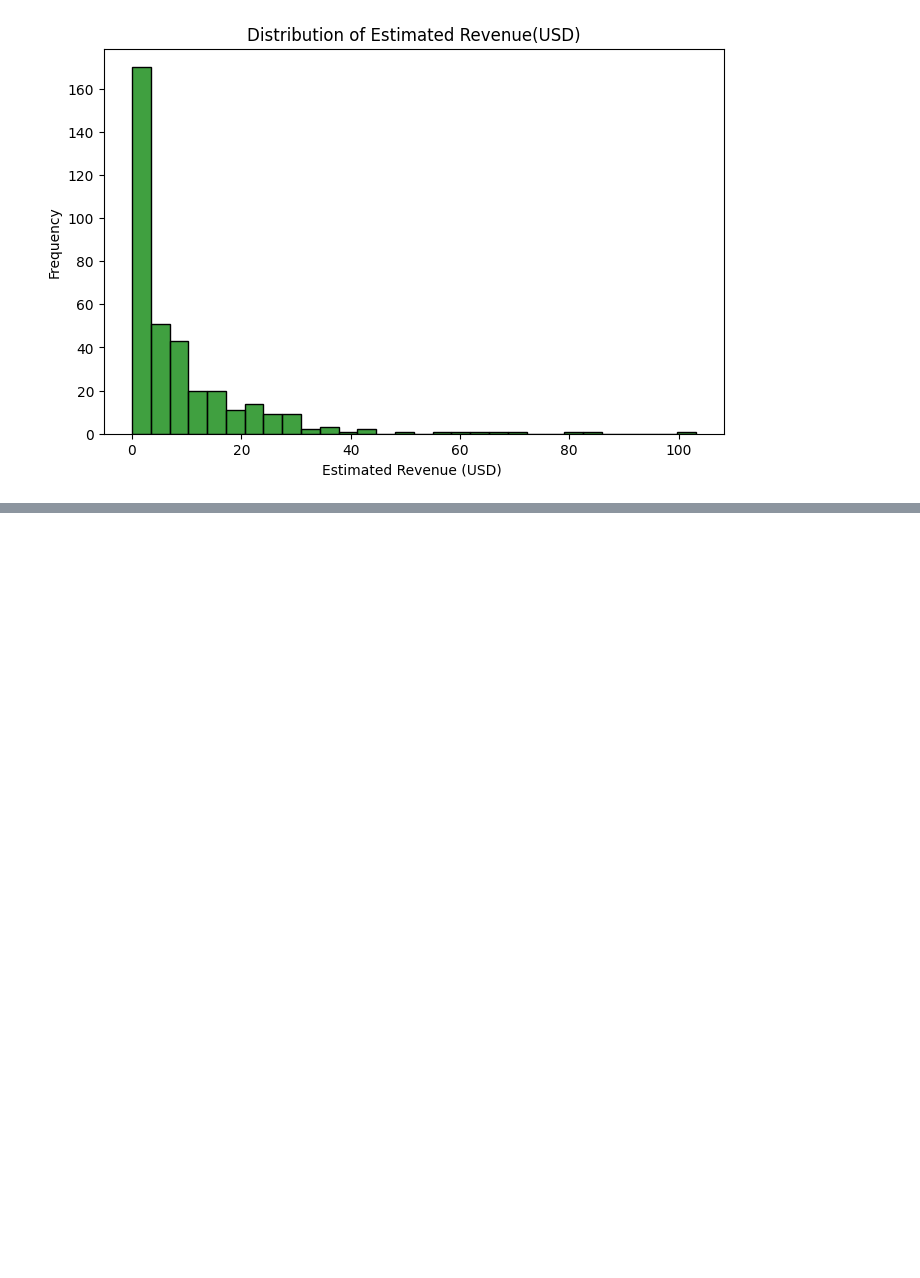
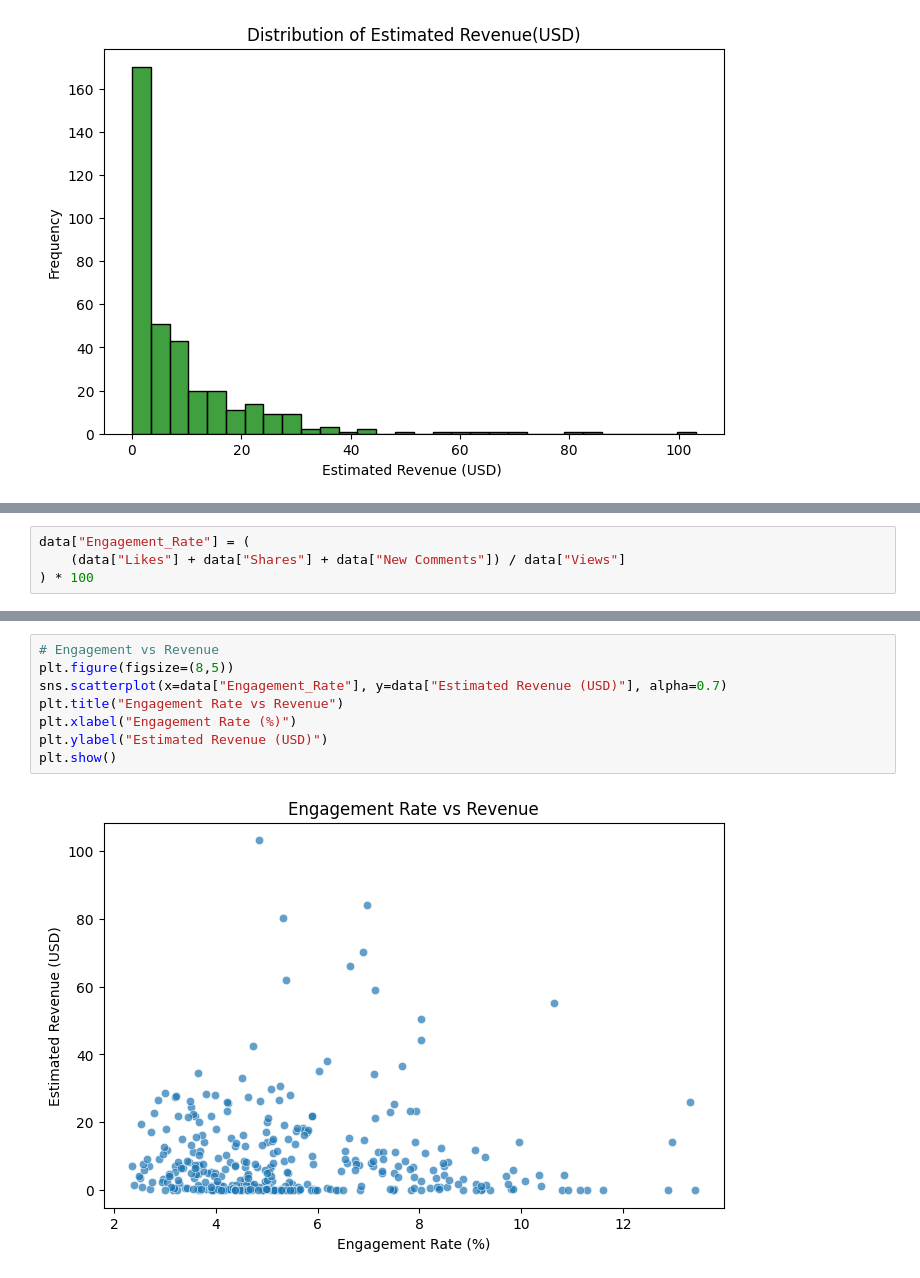
Before and after one commit to Ankurr-08/Youtube-Channel-Performance-Analysis, a Jupyter notebook: Youtube_performance_analysis.ipynb, the cells around one changed output, grey strips where cells are left out. Cells and saved outputs as stored; diff of their text form; blank space fills up the shorter version.

```diff
--- a/Youtube_performance_analysis.ipynb
+++ b/Youtube_performance_analysis.ipynb
@@ -75,0 +115,4 @@ plt.show()
+# %%
+data["Engagement_Rate"] = (
+    (data["Likes"] + data["Shares"] + data["New Comments"]) / data["Views"]
+) * 100
@@ -75,0 +130,10 @@ plt.show()
+# %%
+# Engagement vs Revenue
+plt.figure(figsize=(8,5))
+sns.scatterplot(x=data["Engagement_Rate"], y=data["Estimated Revenue (USD)"], alpha=0.7)
+plt.title("Engagement Rate vs Revenue")
+plt.xlabel("Engagement Rate (%)")
+plt.ylabel("Estimated Revenue (USD)")
+plt.show()
+# %% [output]
+[figure, added]
```
Also changed, not shown: parts of 16 cells of this notebook.
